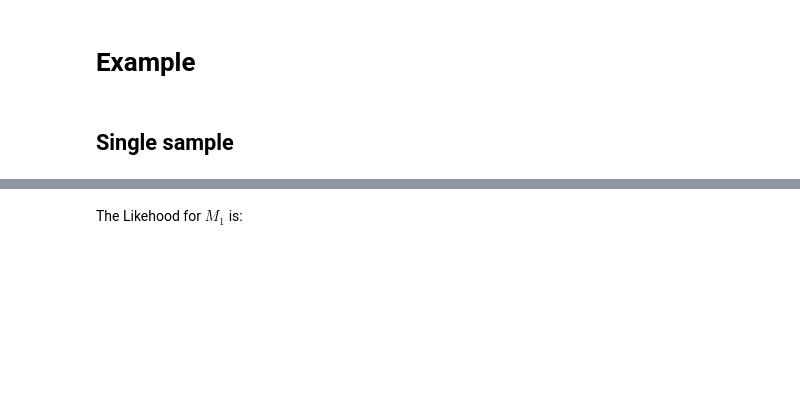
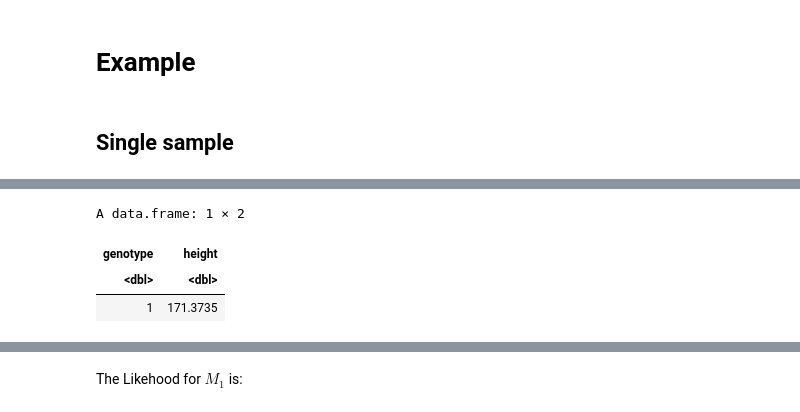
Before and after one commit to StatFunGen/statgen-prerequisites, a Jupyter notebook: 6_1_likelihood.ipynb, the cells around one changed output, grey strips where cells are left out. Drawn from its saved outputs; the diff is of its cells as text; code cells hidden in the pictures; blank space fills up the shorter version.

```diff
--- a/6_1_likelihood.ipynb
+++ b/6_1_likelihood.ipynb
@@ -77,0 +67,19 @@ likelihood <- function(mu, sigma, y) {
+# %%
+rm(list=ls())
+set.seed(1)
+# Simulate true mean and effect size
+baseline <- 170  # Population mean of the trait (e.g., height in cm) when the genetic variant has no effect (Model 1)
+theta_true <- 2  # True effect size of the genetic variant. This represents the change in height (in cm) associated with each additional minor allele (Model 2)
+sd_y <- 1  # Standard deviation of the trait (e.g., variability in height measurement within the population)
+
+# Simulate genotype and height values
+genotype <- 1  # Example genotype (heterozygous)
+n = length(genotype)
+height_value <- rnorm(n, mean = baseline + theta_true * genotype, sd = sd_y)
+
+data.frame(genotype = genotype, height = height_value)
+# %% [output]
+A data.frame: 1 × 2
+| genotype | height |
+| <dbl> | <dbl> |
+| 1 | 171.3735 |
```
Also changed, not shown: parts of 48 cells of this notebook, 8 other files.
